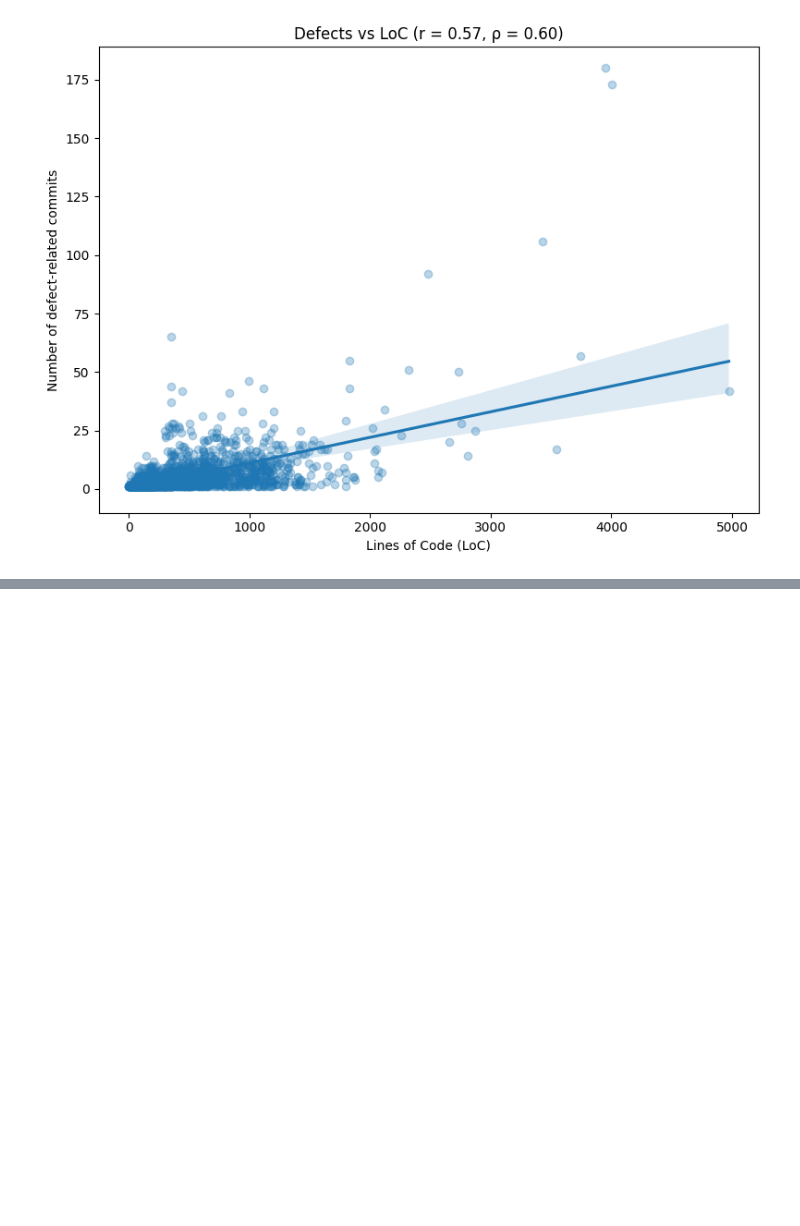
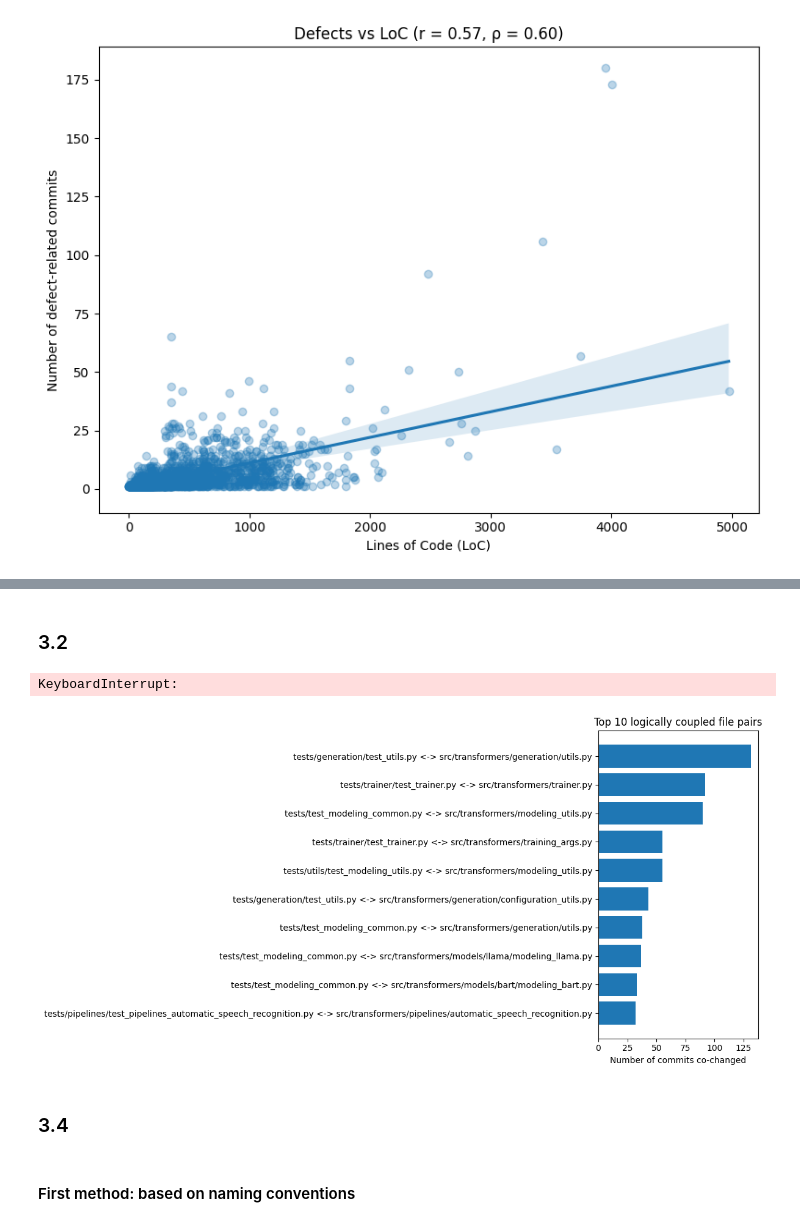
Before and after one commit to sbenzo99/fss_se_assigment_g10, a Jupyter notebook: fss_se_assignment.ipynb, the cells around one changed output, grey strips where cells are left out. Drawn from its saved outputs; the diff is of its cells as text; code cells hidden in the pictures; blank space fills up the shorter version.

Commit message:
Adjusted readme with the text and diagrams for question 3, and code implementation.

```diff
--- a/fss_se_assignment.ipynb
+++ b/fss_se_assignment.ipynb
@@ -832,0 +845,13 @@ corr(defects, LoC) — Pearson: 0.570 | Spearman: 0.600
+# %%
+from pathlib import Path
+import subprocess
+
+# clone transformers if missing
+repo_dir = Path("transformers")
+if not repo_dir.exists():
+    print("Cloning transformers repository...")
+    subprocess.run([
+        "git", "clone",
+        "https://github.com/huggingface/transformers.git",
+        "transformers"
+    ], check=True)
@@ -832,0 +908,32 @@ corr(defects, LoC) — Pearson: 0.570 | Spearman: 0.600
+# %%
+top_10 = count_coupling()
+# %%
+
+def make_bar_chart(top_10=top_10):
+    labels = [f"{f1} <-> {f2}" for (f1, f2), _ in top_10]
+    counts = [count for _, count in top_10]
+
+    plt.figure(figsize=(12, 6))
+    plt.barh(range(len(top_10)), counts)
+    plt.yticks(range(len(top_10)), labels)
+    plt.xlabel("Number of commits co-changed")
+    plt.title("Top 10 logically coupled file pairs")
+    plt.gca().invert_yaxis()  # highest value at the top
+    plt.tight_layout()
+    plt.show()
+# %% [markdown]
+### 3.2
+# %%
+# find the top 10 pairs (switching include_test to true)
+top_10_2 = count_coupling(include_test=True)
+# %% [output]
+KeyboardInterrupt:
+# %%
+# make the barchart for task 2
+make_bar_chart(top_10_2)
+# %% [output]
+[figure, added]
+# %% [markdown]
+### 3.4
+# %% [markdown]
+#### First method: based on naming conventions
```
Also changed, not shown: parts of 8 cells of this notebook, 6 other files.
